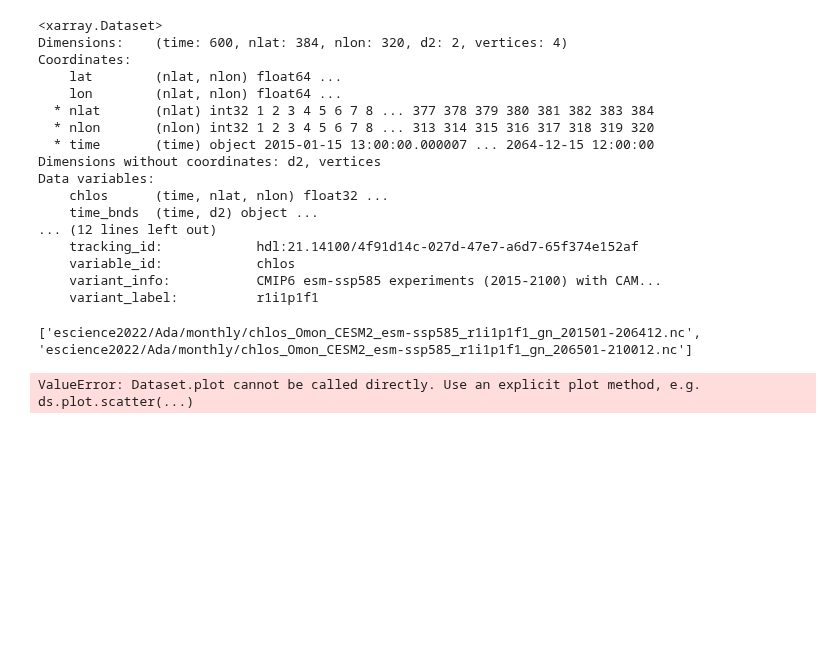
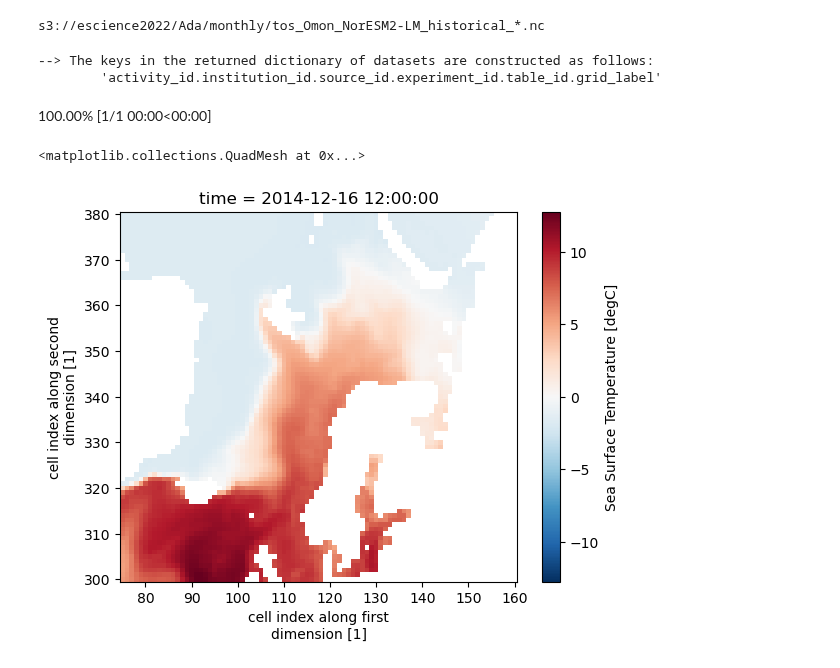
Before and after one commit to eScience-course/Tjaernoe2022-group6, a Jupyter notebook: notebooks/Stian/main.ipynb, the cells around one changed output. Drawn from its saved outputs; the diff is of its cells as text; code cells hidden in the pictures; blank space fills up the shorter version.

```diff
--- a/notebooks/Stian/main.ipynb
+++ b/notebooks/Stian/main.ipynb
@@ -5,43 +7,18 @@ s3 = s3fs.S3FileSystem(key="K1CQ7M1DMTLUFK182APD", secret="3JuZAQm5I03jtpijCpHOd
-# %%
-base_path = 's3://escience2022/Ada/'
-s3file = base_path + 'monthly/chlos_Omon_CESM2_esm-ssp585_r1i1p1f1_gn_201501-206412.nc'
-file = s3.open(s3file)
-ds = xr.open_dataset(file)
-ds
-# %% [output]
-<xarray.Dataset>
-Dimensions:    (time: 600, nlat: 384, nlon: 320, d2: 2, vertices: 4)
-Coordinates:
-    lat        (nlat, nlon) float64 ...
-    lon        (nlat, nlon) float64 ...
-  * nlat       (nlat) int32 1 2 3 4 5 6 7 8 ... 377 378 379 380 381 382 383 384
-  * nlon       (nlon) int32 1 2 3 4 5 6 7 8 ... 313 314 315 316 317 318 319 320
-  * time       (time) object 2015-01-15 13:00:00.000007 ... 2064-12-15 12:00:00
-Dimensions without coordinates: d2, vertices
-Data variables:
-    chlos      (time, nlat, nlon) float32 ...
-    time_bnds  (time, d2) object ...
-... (12 lines left out)
-    tracking_id:            hdl:21.14100/4f91d14c-027d-47e7-a6d7-65f374e152af
-    variable_id:            chlos
-    variant_info:           CMIP6 esm-ssp585 experiments (2015-2100) with CAM...
-    variant_label:          r1i1p1f1
 # %%
-def get_data_from_bucket():
-    s3 = s3fs.S3FileSystem(key="K1CQ7M1DMTLUFK182APD", secret="3JuZAQm5I03jtpijCpHOdkAsJDNLNfZxBpM15Pi0",
-                           client_kwargs=dict(endpoint_url="https://rgw.met.no"))
-    base_path = 's3://escience2022/Ada/'
-    full_path = base_path + 'monthly/chlos_Omon_CESM2_esm-ssp585_r1i1p1f1_gn_*.nc'
-    remote_files = s3.glob(full_path)
-
-    print(remote_files)
-    fileset = [s3.open(file) for file in remote_files]
-    return xr.open_mfdataset(fileset, combine='by_coords')
-
-chlos = get_data_from_bucket()
+tos = get_monthly_bucket_data('tos', thing='Omon', model='NorESM2-LM', experiment='historical')
 # %% [output]
-['escience2022/Ada/monthly/chlos_Omon_CESM2_esm-ssp585_r1i1p1f1_gn_201501-206412.nc', 'escience2022/Ada/monthly/chlos_Omon_CESM2_esm-ssp585_r1i1p1f1_gn_206501-210012.nc']
+s3://escience2022/Ada/monthly/tos_Omon_NorESM2-LM_historical_*.nc
 # %%
-chlos.plot(x='lat', y='lon')
+areacello = get_areacello('NorESM2-LM').squeeze()
 # %% [output]
-ValueError: Dataset.plot cannot be called directly. Use an explicit plot method, e.g. ds.plot.scatter(...)
+--> The keys in the returned dictionary of datasets are constructed as follows:
+        'activity_id.institution_id.source_id.experiment_id.table_id.grid_label'
+100.00% [1/1 00:00<00:00]
+# %%
+tosBS = clip_to_region(tos)
+areaBS = clip_to_region(areacello)
+# %%
+tosBS.tos.isel(time=-1).plot()
+# %% [output]
+<matplotlib.collections.QuadMesh at 0x...>
+[figure, added]
```
Also changed, not shown: parts of 8 cells of this notebook, 1 other file.
